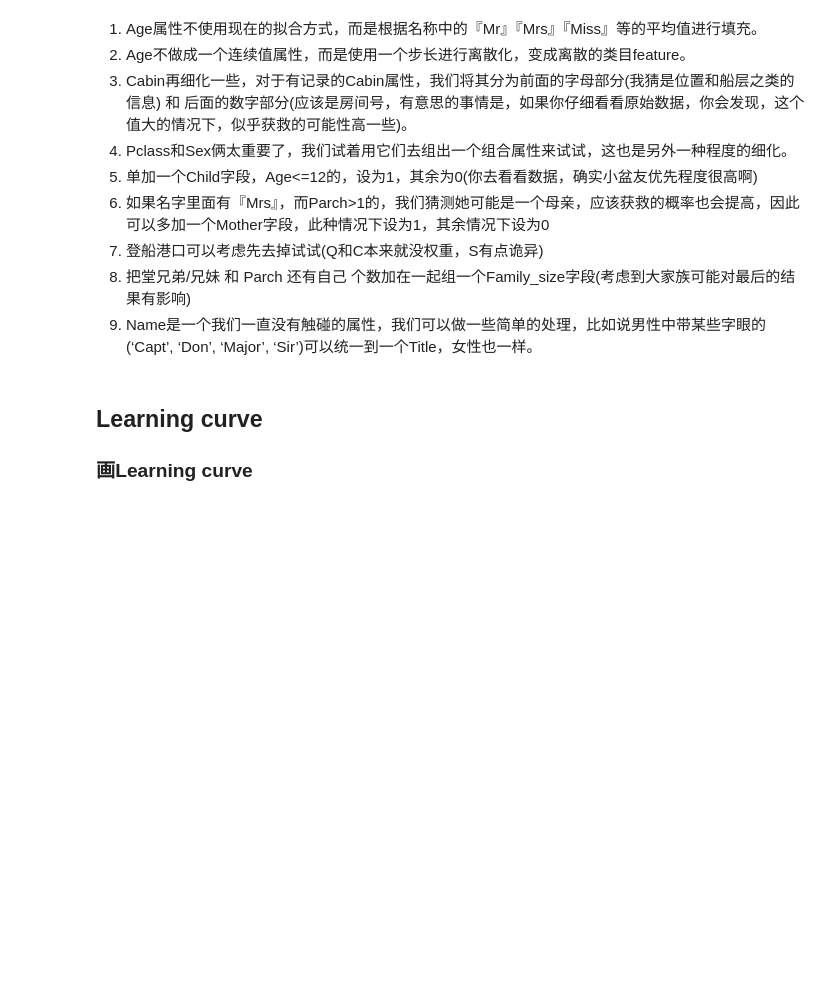
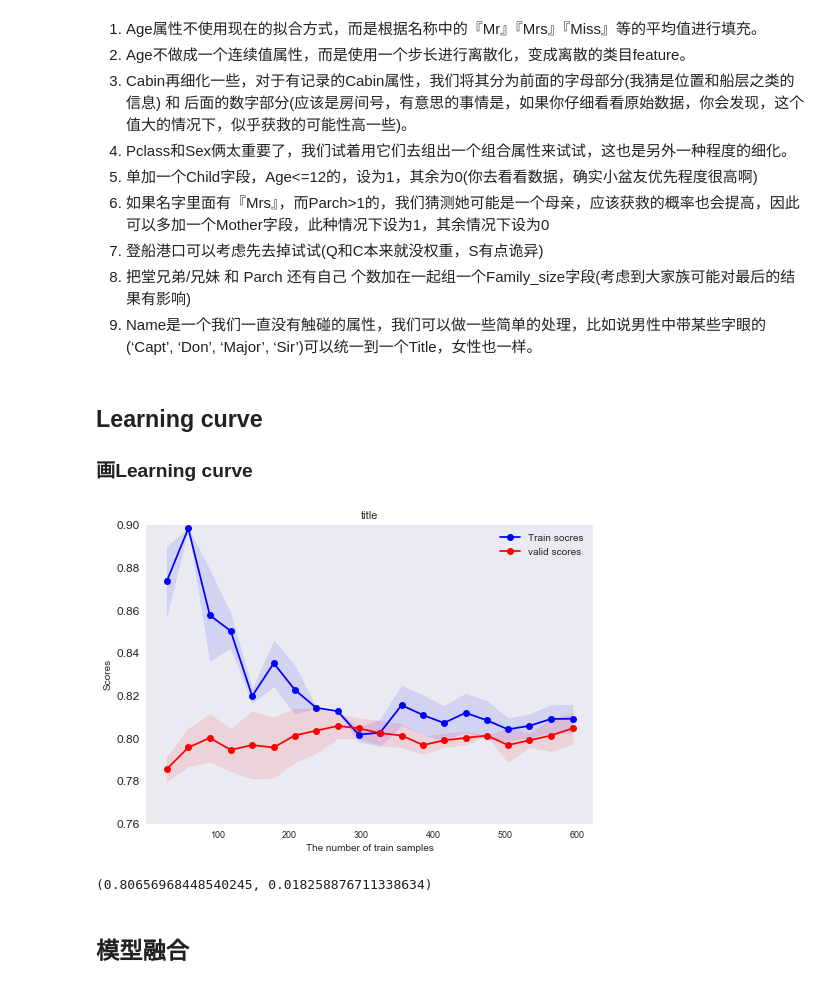
Before and after one commit to bobkentt/Learning-machine-from-scratch-, a Jupyter notebook: practice/code/feature_engineering/feature_engineering.ipynb, the cells around one changed output. Saved outputs shown, nothing was run; the diff lists cells and outputs as text; code cells hidden in the pictures; blank space fills up the shorter version.

```diff
--- a/practice/code/feature_engineering/feature_engineering.ipynb
+++ b/practice/code/feature_engineering/feature_engineering.ipynb
@@ -695,3 +693,59 @@ bad_cases
 ## Learning curve
 
 ### 画Learning curve
+# %%
+from sklearn.model_selection import learning_curve
+def plot_learning_curve(estimator, X, y, ylim=None, cv=3, train_sizes=np.linspace(.05, 1., 20), plot=True):
+    """
+    画出data在某模型上的learning curve.
+    参数解释
+    ----------
+    estimator : 你用的分类器。
+    title : 表格的标题。
+    X : 输入的feature，numpy类型
+    y : 输入的target vector
+    ylim : tuple格式的(ymin, ymax), 设定图像中纵坐标的最低点和最高点
+    cv : 做cross-validation的时候，数据分成的份数，其中一份作为cv集，其余n-1份作为training(默认为3份)
+    n_jobs : 并行的的任务数(默认1)
+    """
+    train_sizes, train_scores, test_scores = learning_curve(estimator, X, y, train_sizes=train_sizes, cv=cv, verbose=0)
+
+    train_scores_mean = np.mean(train_scores, axis=1)
+    train_scores_std = np.std(train_scores, axis=1)
+    test_scores_mean = np.mean(test_scores, axis=1)
+    test_scores_std = np.std(test_scores, axis=1)
+
+
+    if plot:
+        plt.figure()
+        plt.title('title')
+        #if ylim is not None:
+        #    plt.ylim(*ylim)
+        plt.ylim(0.90,0.76)
+        plt.xlabel("The number of train samples")
+        plt.ylabel("Scores")
+        plt.gca().invert_yaxis()
+        plt.grid()
+
+        plt.fill_between(train_sizes, train_scores_mean - train_scores_std, train_scores_mean + train_scores_std,
+                         alpha=0.1, color="b")
+        plt.fill_between(train_sizes, test_scores_mean - test_scores_std, test_scores_mean + test_scores_std,
+                         alpha=0.1, color="r")
+        plt.plot(train_sizes, train_scores_mean, 'o-', color="b", label="Train socres")
+        plt.plot(train_sizes, test_scores_mean, 'o-', color="r", label="valid scores")
+
+        plt.legend(loc="best")
+
+        plt.draw()
+        plt.show()
+        plt.gca().invert_yaxis()
+    midpoint = ((train_scores_mean[-1] + train_scores_std[-1]) + (test_scores_mean[-1] - test_scores_std[-1])) / 2
+    diff = (train_scores_mean[-1] + train_scores_std[-1]) - (test_scores_mean[-1] - test_scores_std[-1])
+    return midpoint, diff
+
+plot_learning_curve(lr_regr, X, y)
+# %% [output]
+[figure, added]
+(0.80656968448540245, 0.018258876711338634)
+# %% [markdown]
+## 模型融合
```
Also changed, not shown: parts of 5 cells of this notebook, 1 other file.
